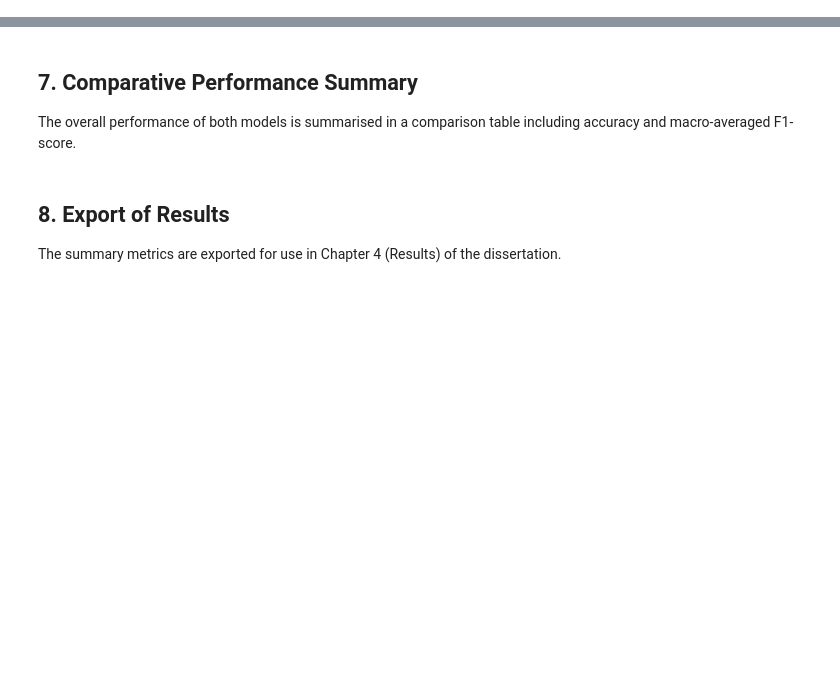
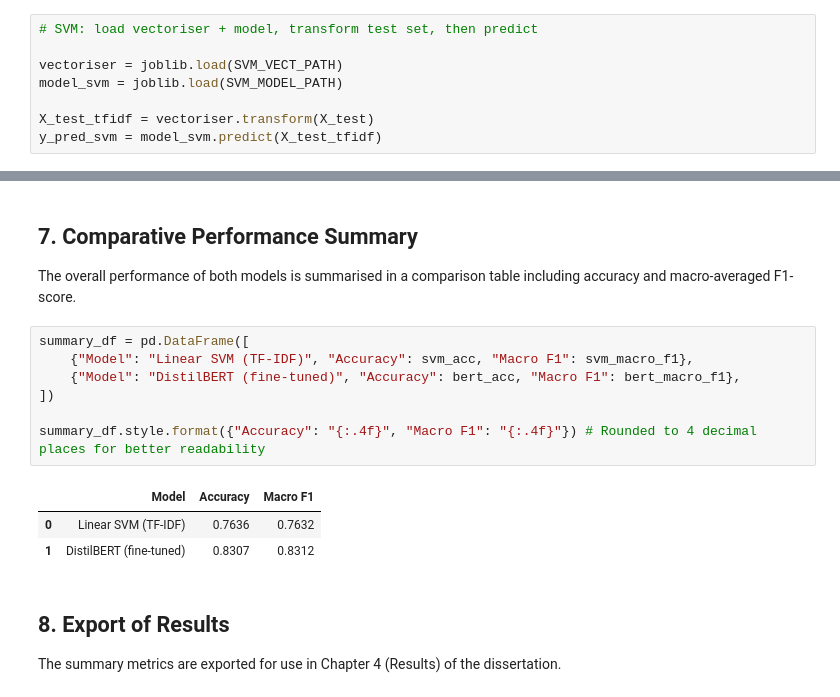
Before and after one commit to tamasfried/AmazonSentimentAnalysis, a Jupyter notebook: notebooks/model_evaluation.ipynb, the cells around one changed output, grey strips where cells are left out. Drawn from its saved outputs; the diff is of its cells as text; blank space fills up the shorter version.

```diff
--- a/notebooks/model_evaluation.ipynb
+++ b/notebooks/model_evaluation.ipynb
@@ -211,6 +213,14 @@ def plot_confusion_matrix(cm, title):
 
 The pre-trained TF-IDF vectoriser and LinearSVC model are loaded.
 Predictions are generated for the test set and evaluated using accuracy, macro F1-score, and confusion matrix analysis.
+# %%
+# SVM: load vectoriser + model, transform test set, then predict
+
+vectoriser = joblib.load(SVM_VECT_PATH)
+model_svm = joblib.load(SVM_MODEL_PATH)
+
+X_test_tfidf = vectoriser.transform(X_test)
+y_pred_svm = model_svm.predict(X_test_tfidf)
 # %%
 svm_acc, svm_macro_f1, svm_cm = evaluate_model(
     "Linear SVM (TF-IDF)",
@@ -245,6 +362,17 @@ Each batch is tokenised, passed through the model, and converted to predicted cl
 ## 7. Comparative Performance Summary
 
 The overall performance of both models is summarised in a comparison table including accuracy and macro-averaged F1-score.
+# %%
+summary_df = pd.DataFrame([
+    {"Model": "Linear SVM (TF-IDF)", "Accuracy": svm_acc, "Macro F1": svm_macro_f1},
+    {"Model": "DistilBERT (fine-tuned)", "Accuracy": bert_acc, "Macro F1": bert_macro_f1},
+])
+
+summary_df.style.format({"Accuracy": "{:.4f}", "Macro F1": "{:.4f}"}) # Rounded to 4 decimal places for better readability
+# %% [output]
+|  | Model | Accuracy | Macro F1 |
+| 0 | Linear SVM (TF-IDF) | 0.7636 | 0.7632 |
+| 1 | DistilBERT (fine-tuned) | 0.8307 | 0.8312 |
 # %% [markdown]
 ## 8. Export of Results
 
```
Also changed, not shown: parts of 5 cells of this notebook, 1 other file.
